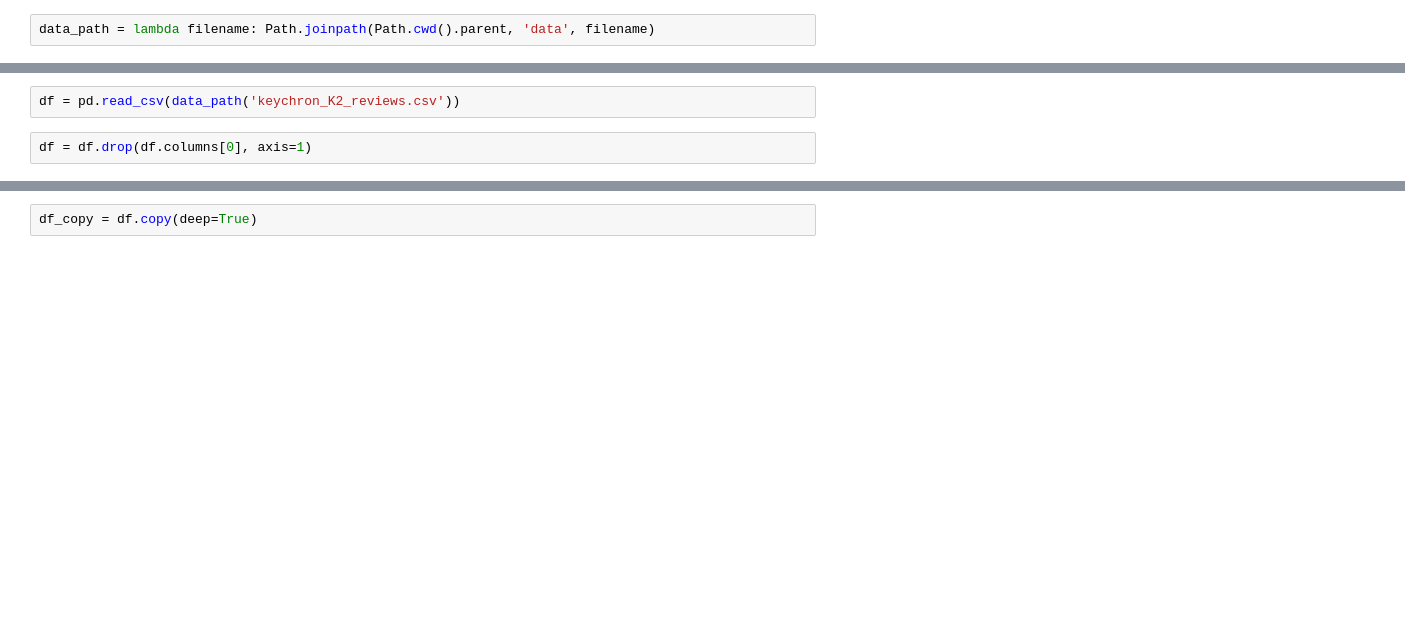
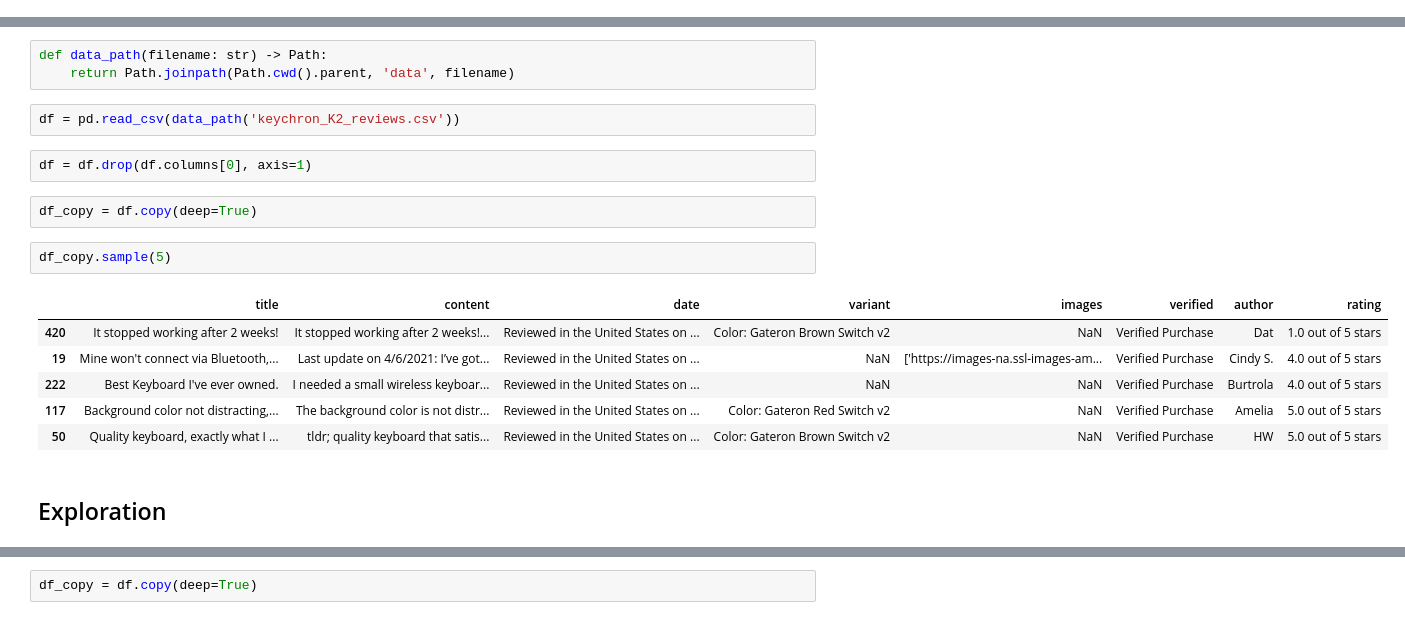
Before and after one commit to dabideee13/amazon-reviews-scraper, a Jupyter notebook: notebooks/exploration.ipynb, the cells around one changed output, grey strips where cells are left out. Cells and saved outputs as stored; diff of their text form; blank space fills up the shorter version.

```diff
--- a/notebooks/exploration.ipynb
+++ b/notebooks/exploration.ipynb
@@ -65,2 +0,0 @@ def label_sentiment(text: str, mode: str = 'string') -> int:
-# %%
-data_path = lambda filename: Path.joinpath(Path.cwd().parent, 'data', filename)
@@ -67,4 +23,20 @@ data_path = lambda filename: Path.joinpath(Path.cwd().parent, 'data', filename)
+# %%
+def data_path(filename: str) -> Path:
+    return Path.joinpath(Path.cwd().parent, 'data', filename)
 # %%
 df = pd.read_csv(data_path('keychron_K2_reviews.csv'))
 # %%
 df = df.drop(df.columns[0], axis=1)
+# %%
+df_copy = df.copy(deep=True)
+# %%
+df_copy.sample(5)
+# %% [output]
+|  | title | content | date | variant | images | verified | author | rating |
+| 420 | It stopped working after 2 weeks! | It stopped working after 2 weeks!... | Reviewed in the United States on ... | Color: Gateron Brown Switch v2 | NaN | Verified Purchase | Dat | 1.0 out of 5 stars |
+| 19 | Mine won't connect via Bluetooth,... | Last update on 4/6/2021: I’ve got... | Reviewed in the United States on ... | NaN | ['https://images-na.ssl-images-am... | Verified Purchase | Cindy S. | 4.0 out of 5 stars |
+| 222 | Best Keyboard I've ever owned. | I needed a small wireless keyboar... | Reviewed in the United States on ... | NaN | NaN | Verified Purchase | Burtrola | 4.0 out of 5 stars |
+| 117 | Background color not distracting,... | The background color is not distr... | Reviewed in the United States on ... | Color: Gateron Red Switch v2 | NaN | Verified Purchase | Amelia | 5.0 out of 5 stars |
+| 50 | Quality keyboard, exactly what I ... | tldr; quality keyboard that satis... | Reviewed in the United States on ... | Color: Gateron Brown Switch v2 | NaN | Verified Purchase | HW | 5.0 out of 5 stars |
+# %% [markdown]
+## Exploration
```
Also changed, not shown: parts of 60 cells of this notebook, 8 other files.
